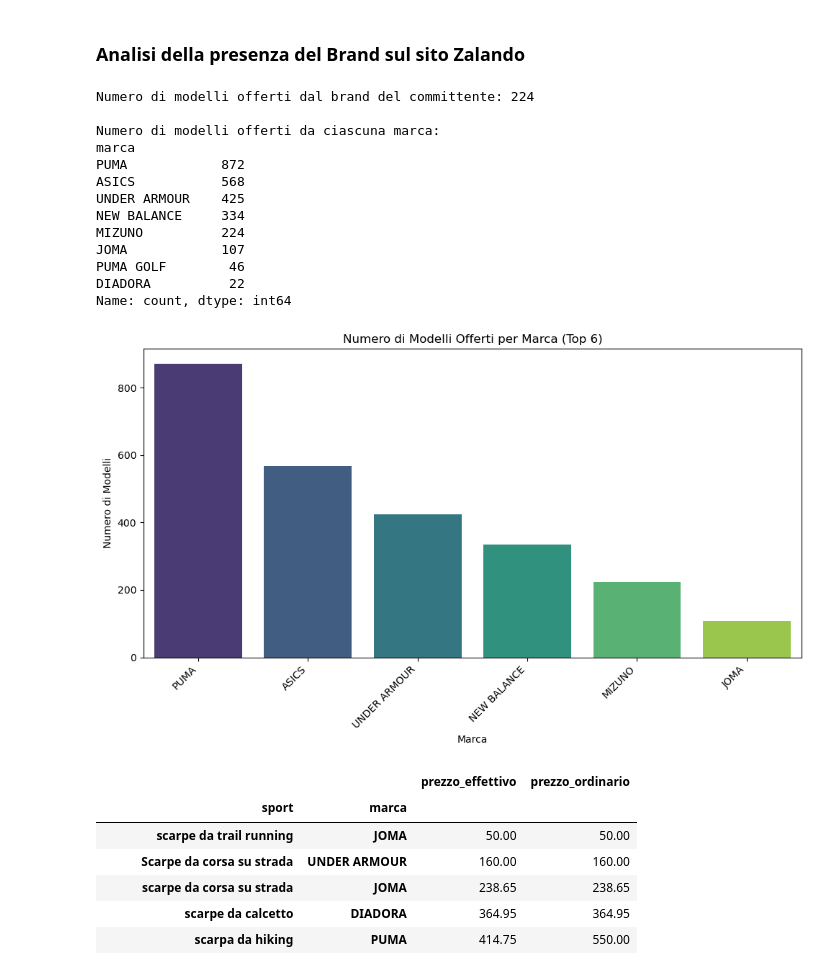
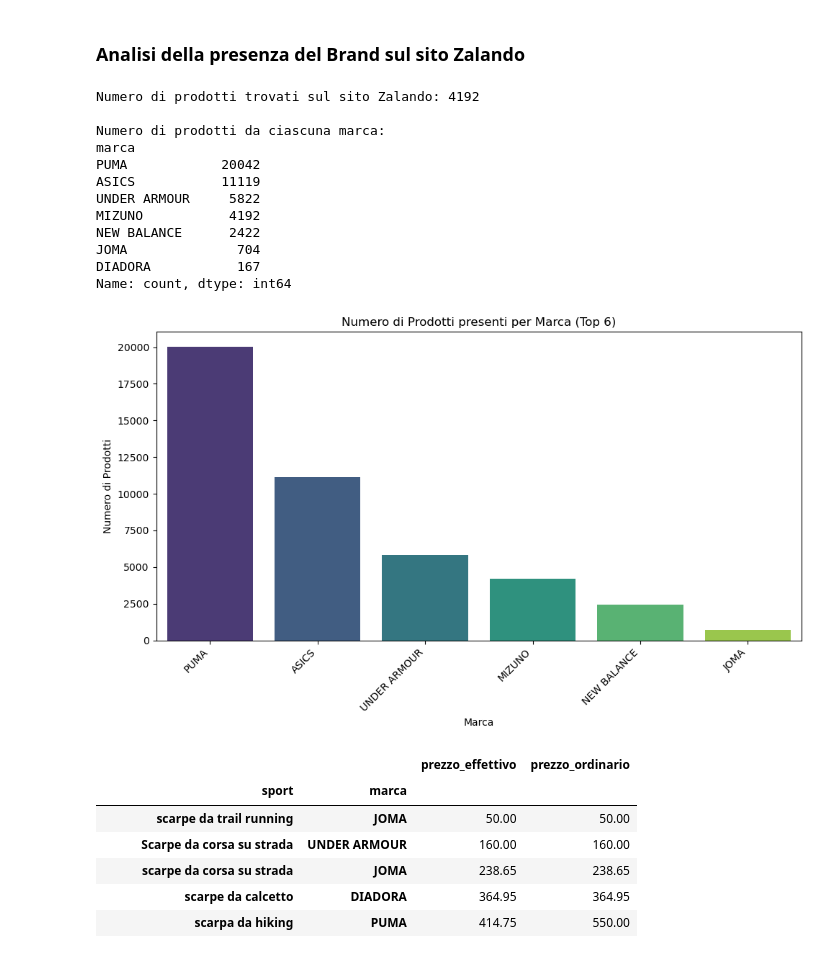
Before and after one commit to AlexBel1912/Python-Build-Week, a Jupyter notebook: Grafici.ipynb, the cells around one changed output. Cells and saved outputs as stored; diff of their text form; code cells hidden in the pictures.

```diff
--- a/Grafici.ipynb
+++ b/Grafici.ipynb
@@ -4,8 +4,8 @@ import seaborn as sns
 import matplotlib.pyplot as plt
 import numpy as np
 # %%
-colori_aggregati = pd.read_csv("Scarpe_Sportive.csv", encoding='utf-8')
-df_esteso = pd.read_csv("Scarpe_Sportive_Splittato_tutto.csv", encoding='utf-8')
+colori_aggregati = pd.read_csv("Colori_aggregati.csv", encoding='utf-8')
+df_esteso = pd.read_csv("Splittato_tutto.csv", encoding='utf-8')
 # %%
 colori_aggregati
 # %% [output]
@@ -204,40 +245,39 @@ plt.show()
 # %%
 brand = 'MIZUNO'
 
 # Numero totale di modelli offerti dal brand del committente
-num_modelli = len(tms[tms['marca'] == brand])
-print(f"\nNumero di modelli offerti dal brand del committente: {num_modelli}")
+num_prodotti = len(df_esteso[df_esteso['marca'] == brand])
+print(f"\nNumero di prodotti trovati sul sito Zalando: {num_modelli}")
 
 # Confronto con i competitor (numero di modelli per marca)
-modelli_per_marca = tms['marca'].value_counts()
-print("\nNumero di modelli offerti da ciascuna marca:")
-print(modelli_per_marca)
+prod_per_marca = df_esteso['marca'].value_counts()
+print("\nNumero di prodotti da ciascuna marca:")
+print(prod_per_marca)
 
 # Visualizzazione del confronto (top competitor)
-top_n_marche = modelli_per_marca.nlargest(6) # Include il brand del committente e i 5 competitor principali
+top_n_marche = prod_per_marca.nlargest(6) # Include il brand del committente e i 5 competitor principali
 plt.figure(figsize=(10, 6))
 sns.barplot(x=top_n_marche.index, y=top_n_marche.values, hue=top_n_marche.index, palette="viridis", legend=False)
-plt.title('Numero di Modelli Offerti per Marca (Top 6)')
+plt.title('Numero di Prodotti presenti per Marca (Top 6)')
 plt.xlabel('Marca')
-plt.ylabel('Numero di Modelli')
+plt.ylabel('Numero di Prodotti')
 plt.xticks(rotation=45, ha='right')
 plt.tight_layout()
 plt.show()
 # %% [output]
-Numero di modelli offerti dal brand del committente: 224
+Numero di prodotti trovati sul sito Zalando: 4192
 
-Numero di modelli offerti da ciascuna marca:
+Numero di prodotti da ciascuna marca:
 marca
-PUMA            872
-ASICS           568
-UNDER ARMOUR    425
-NEW BALANCE     334
-MIZUNO          224
-JOMA            107
-PUMA GOLF        46
-DIADORA          22
+PUMA            20042
+ASICS           11119
+UNDER ARMOUR     5822
+MIZUNO           4192
+NEW BALANCE      2422
+JOMA              704
+DIADORA           167
 Name: count, dtype: int64
-[figure, old version]
+[figure, new version]
 # %%
 # raggruppa i dati per categoria di sport
 raggruppa_sport_marca = df.groupby(['sport', 'marca'])[['prezzo_effettivo', 'prezzo_ordinario']].sum()
```
Also changed, not shown: parts of 16 cells of this notebook, 5 other files.
